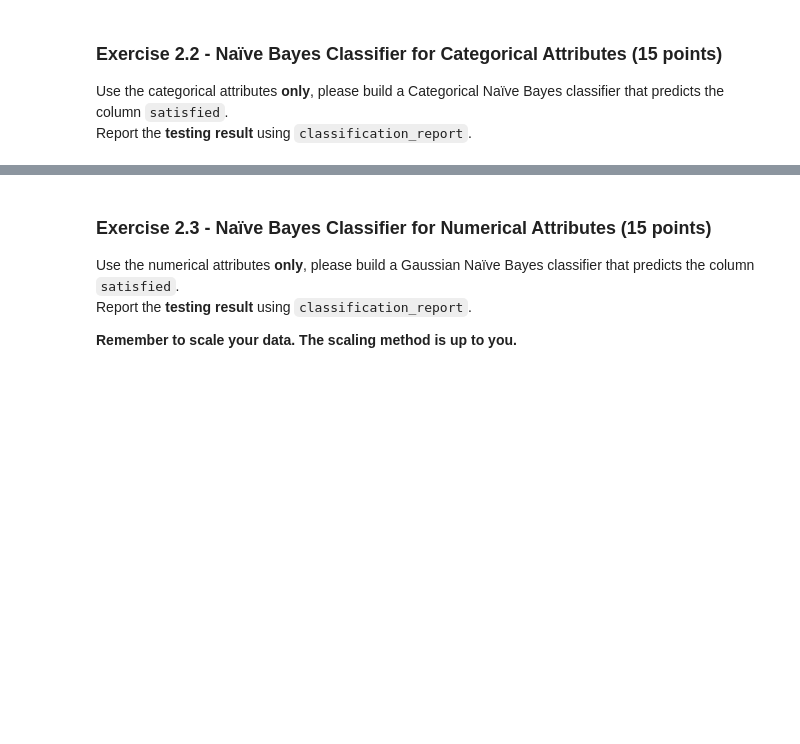
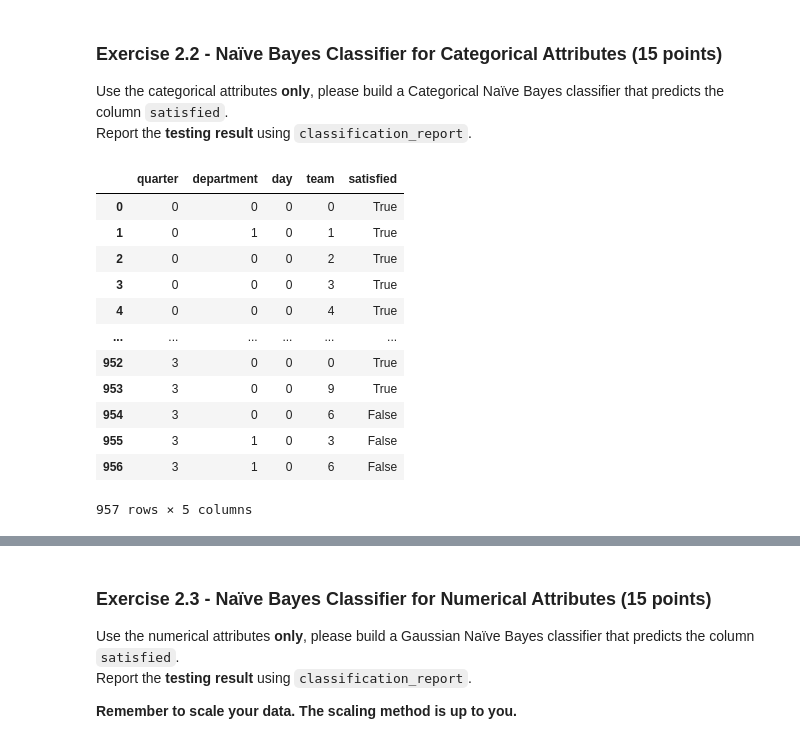
Before and after one commit to SriSupratikTalari/hw2, a Jupyter notebook: HW2_NB_&_SVMs.ipynb, the cells around one changed output, grey strips where cells are left out. Saved outputs shown, nothing was run; the diff lists cells and outputs as text; code cells hidden in the pictures; blank space fills up the shorter version.

```diff
--- a/HW2_NB_&_SVMs.ipynb
+++ b/HW2_NB_&_SVMs.ipynb
@@ -421,0 +420,23 @@ Report the **testing result** using `classification_report`.
+# %%
+# Remember to do this task with your processed data from Exercise 2.1
+X=train_df[['quarter','department','day','team','satisfied']]
+options= {(i, j, k, l):0 for i in range(2) for j in range(2) for k in range(2) for l in range(2)}
+options2=options.copy()
+P_s1=0
+# %%
+P_s1=X[X['satisfied']==True].shape[0]/(X['satisfied'].shape[0])
+X
+# %% [output]
+|  | quarter | department | day | team | satisfied |
+| 0 | 0 | 0 | 0 | 0 | True |
+| 1 | 0 | 1 | 0 | 1 | True |
+| 2 | 0 | 0 | 0 | 2 | True |
+| 3 | 0 | 0 | 0 | 3 | True |
+| 4 | 0 | 0 | 0 | 4 | True |
+| ... | ... | ... | ... | ... | ... |
+| 952 | 3 | 0 | 0 | 0 | True |
+| 953 | 3 | 0 | 0 | 9 | True |
+| 954 | 3 | 0 | 0 | 6 | False |
+| 955 | 3 | 1 | 0 | 3 | False |
+| 956 | 3 | 1 | 0 | 6 | False |
+957 rows × 5 columns
```
Also changed, not shown: parts of 5 cells of this notebook.
